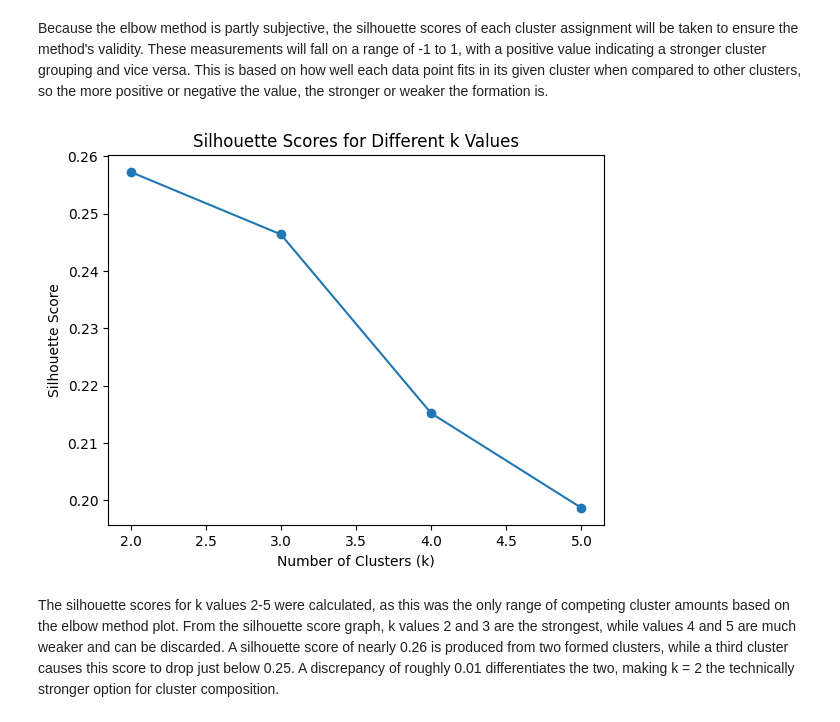
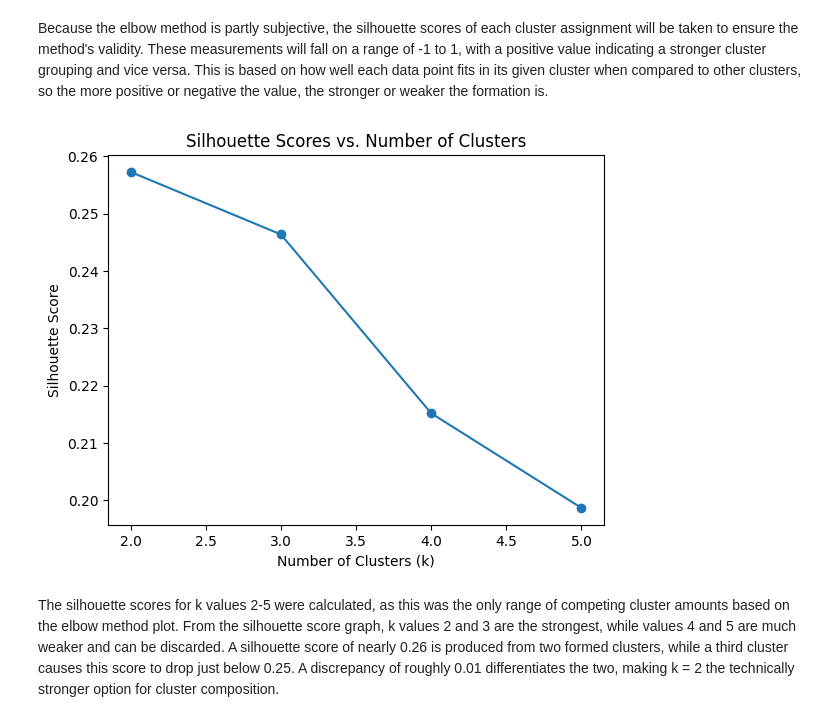
Before and after one commit to Chris83848/MLB-Data-Mining, a Jupyter notebook: notebooks/Complete_Implementation.ipynb, the cells around one changed output. Cells and saved outputs as stored; diff of their text form; code cells hidden in the pictures.

```diff
--- a/notebooks/Complete_Implementation.ipynb
+++ b/notebooks/Complete_Implementation.ipynb
@@ -436,24 +428,24 @@ Because the elbow method is partly subjective, the silhouette scores of each clu
 # %%
 # Setup tools and list to store scores
 from sklearn.metrics import silhouette_score
 silhouette_scores = []
 
 # Find scores for cluster amounts 2-5
 for k in range(2, 6):
     kmeans = KMeans(n_clusters=k, random_state=42)
     labels = kmeans.fit_predict(standardized_table)
     score = silhouette_score(standardized_table, labels)
     silhouette_scores.append(score)
 
 # Build and show resulting line graph
 plt.figure()
 plt.plot(range(2, 6), silhouette_scores, marker="o")
 plt.xlabel("Number of Clusters (k)")
 plt.ylabel("Silhouette Score")
-plt.title("Silhouette Scores for Different k Values")
+plt.title("Silhouette Scores vs. Number of Clusters")
 plt.show()
 # %% [output]
-[figure, old version]
+[figure, new version]
 # %% [markdown]
 The silhouette scores for k values 2-5 were calculated, as this was the only range of competing cluster amounts based on the elbow method plot. From the silhouette score graph, k values 2 and 3 are the strongest, while values 4 and 5 are much weaker and can be discarded. A silhouette score of nearly 0.26 is produced from two formed clusters, while a third cluster causes this score to drop just below 0.25. A discrepancy of roughly 0.01 differentiates the two, making k = 2 the technically stronger option for cluster composition.
 # %% [markdown]
```
Also changed, not shown: parts of 30 cells of this notebook.
